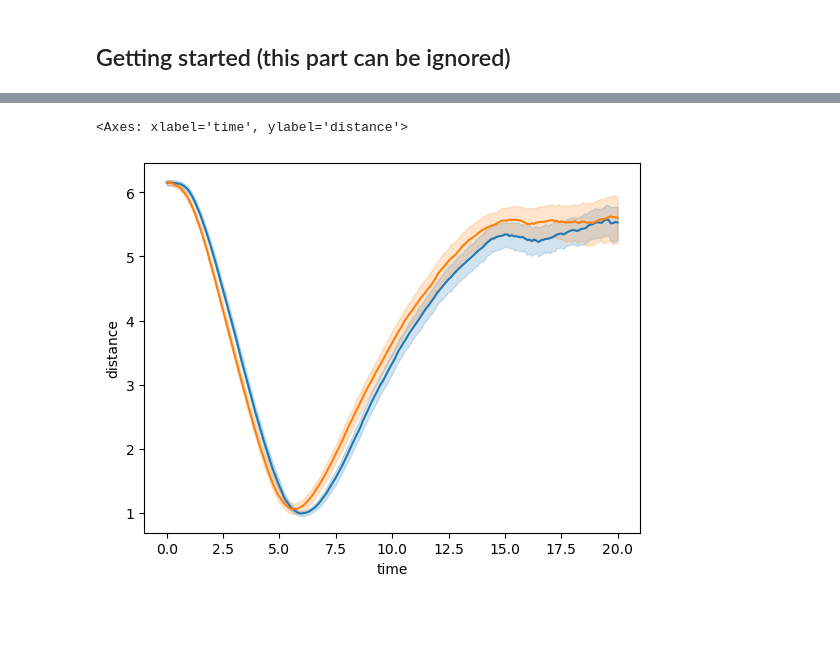
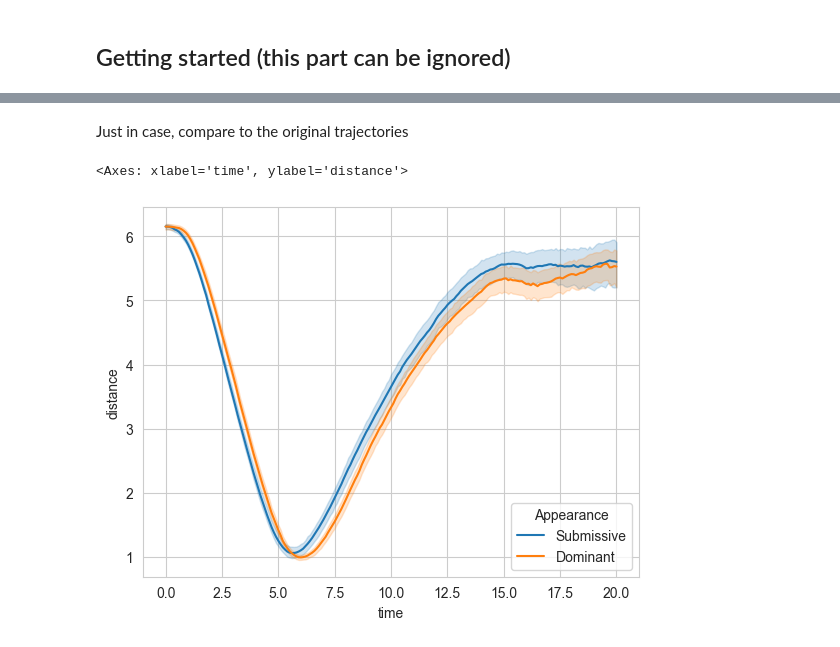
Before and after one commit to tud-hri/Spot-DataAnalysis, a Jupyter notebook: Spot_trajectory_analysis.ipynb, the cells around one changed output, grey strips where cells are left out. Saved outputs shown, nothing was run; the diff lists cells and outputs as text; code cells hidden in the pictures; blank space fills up the shorter version.

Commit message:
Distance dynamics analyses revised, analysis of distance metrics added

```diff
--- a/Spot_trajectory_analysis.ipynb
+++ b/Spot_trajectory_analysis.ipynb
@@ -139,4 +110,5 @@ def get_df_distance(pp_ids, apparance):
     return df_plot
 # %%
 df_dis_dom = get_df_distance(pp_ids= ["%02d" % x for x in range(1, 22)], apparance = 'dom')
+df_dis_dom["Appearance"] = "Dominant"
 # %% [output]
@@ -161,3 +116,4 @@ df_dis_dom = get_df_distance(pp_ids= ["%02d" % x for x in range(1, 22)], apparan
 # %%
 df_dis_sub = get_df_distance(pp_ids= ["%02d" % x for x in range(1, 22)], apparance = 'sub')
+df_dis_sub["Appearance"] = "Submissive"
 # %% [output]
@@ -181,0 +125,2 @@ df_dis_sub = get_df_distance(pp_ids= ["%02d" % x for x in range(1, 22)], apparan
+# %%
+distance_dynamics = pd.concat([df_dis_sub, df_dis_dom])
@@ -181,0 +129,5 @@ df_dis_sub = get_df_distance(pp_ids= ["%02d" % x for x in range(1, 22)], apparan
+# %%
+apply_filter = lambda traj: savgol_filter(traj, window_length=21, polyorder=2, axis=0)
+groupby_cols = ["pp_id", "trial"]
+cols_to_smooth = ["distance"]
+distance_dynamics.loc[:, "distance_s"] = (distance_dynamics.loc[:, groupby_cols + cols_to_smooth].groupby(groupby_cols).transform(apply_filter))
@@ -182,8 +166,7 @@ df_dis_sub = get_df_distance(pp_ids= ["%02d" % x for x in range(1, 22)], apparan
+# %% [markdown]
+Just in case, compare to the original trajectories
 # %%
-sns.lineplot(data = df_dis_dom.loc[:, ['time', 'distance']], x = 'time', y = 'distance', legend = "full")
-sns.lineplot(data = df_dis_sub.loc[:, ['time', 'distance']], x = 'time', y = 'distance', legend = "full")
-# how to show which color is which????
-# Now blue is dominant, orange is submissive
+sns.lineplot(data = distance_dynamics, x='time', y='distance', hue="Appearance")
 # %% [output]
 <Axes: xlabel='time', ylabel='distance'>
-[figure, old version]
+[figure, new version]
```
Also changed, not shown: parts of 49 cells of this notebook.
